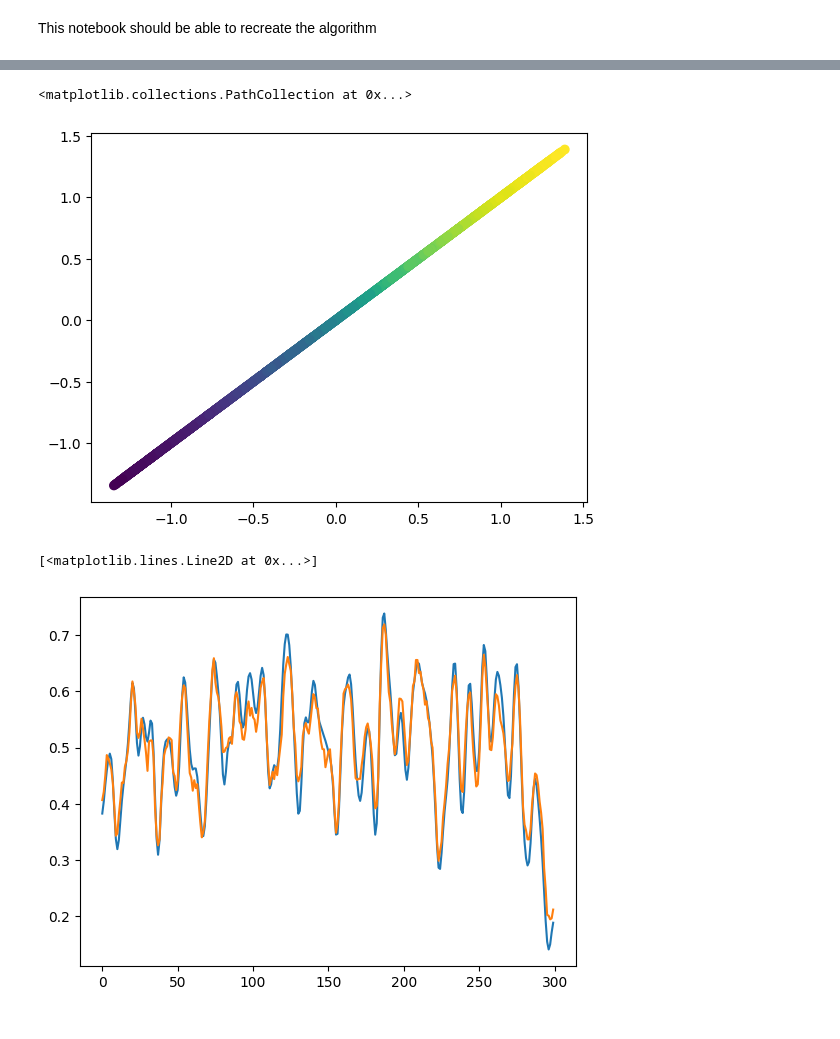
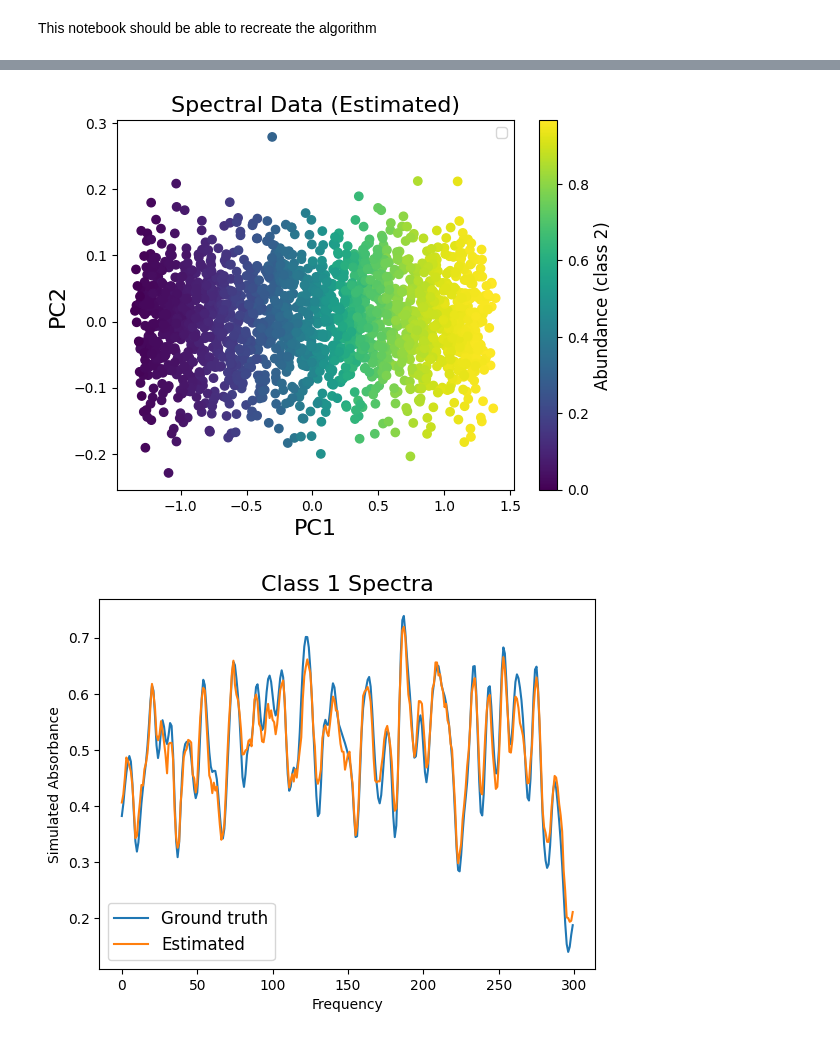
Before and after one commit to mtyler1059/Nearly-Blind-Hyperspectral-Unmixing, a Jupyter notebook: graph_active_learning.ipynb, the cells around one changed output, grey strips where cells are left out. Drawn from its saved outputs; the diff is of its cells as text; code cells hidden in the pictures.

```diff
--- a/graph_active_learning.ipynb
+++ b/graph_active_learning.ipynb
@@ -495,8 +547,14 @@ def run_unmixing_pipeline_example(X, A_gt, S_gt):
         k=50
     )
 
-    print("Pipeline Complete!")
+    # Calculate RMSE and SAD
+    A_rmse = RMSE(A_final, A_gt)
+    S_sad = SAD(S_final, S_gt)
+
+    print("Pipeline Complete!\n")
     print(f"Final Abundance Map Shape: {A_final.shape}")
     print(f"Final End-member Matrix Shape: {S_final.shape}")
+    print(f"Final Abundance RMSE: {A_rmse}")
+    print(f"Final Endmember SAD: {S_sad}")
 
-    return A_final, S_final
+    return A_final, S_final, A_rmse, S_sad
@@ -503,13 +563,14 @@ def run_unmixing_pipeline_example(X, A_gt, S_gt):
 # %%
+# Generate Random data
 samples = 2000
 channels = 300
 np.random.seed(42)
 
-
+# Create random labels and abundance matrix
 L = np.random.uniform(0,1,samples)
 A = np.array([L,1-L])
 
-
+# Smooth out the two spectras
 s_1 = gaussian_filter(np.random.uniform(0,1,channels),2)
 s_2 = gaussian_filter(np.random.uniform(0,1,channels),2)
 
@@ -518,7 +579,7 @@ S_T = np.array([s_1,s_2])
 S = S_T.T
 
 
-
+# Create the linear mixing model
 X=S@A
 error_std = 0.05
 
@@ -526,8 +587,8 @@ E = np.random.normal(loc=0.0, scale=error_std, size=X.shape)
 
 X=X+E
 
-
-A_f, S_f = run_unmixing_pipeline_example(X, A, S)
+# Run the algorithm
+A_f, S_f, A_rmse, S_sad = run_unmixing_pipeline_example(X, A, S)
 # %% [output]
 Building initial graph for Active Learning...
 Running Active Learning...
@@ -549,12 +624,28 @@ plt.scatter(X_pca1[:,0],X_pca1[:,0],c=A[0])
 # %%
-plt.scatter(X_pca1[:,0],X_pca1[:,0],c=A_f[0])
+# Plot A (estimated)
+plt.scatter(X_pca1[:,0],X_pca1[:,1],c=A_f[0])
+
+plt.title('Spectral Data (Estimated)', fontsize = 16)
+plt.xlabel('PC1', fontsize = 16)
+plt.ylabel('PC2', fontsize = 16)
+plt.legend()
+
+cbar = plt.colorbar()
+cbar.set_label('Abundance (class 2)', fontsize=12)
+
+plt.show()
 # %% [output]
-<matplotlib.collections.PathCollection at 0x...>
-[figure, old version]
+[figure, new version]
 # %%
-plt.plot(range(len(S[:,0])),S[:,0])
-plt.plot(range(len(S_f[:,0])),S_f[:,0])
+# Plot Class 1's Spectra
+plt.plot(range(len(S[:,0])),S[:,0], label = "Ground truth")
+plt.plot(range(len(S_f[:,0])),S_f[:,0], label = "Estimated")
+
+plt.title('Class 1 Spectra', fontsize = 16)
+plt.xlabel('Frequency')
+plt.ylabel('Simulated Absorbance')
+plt.legend(loc = 'lower left', fontsize = 12)
+plt.show()
 # %% [output]
-[<matplotlib.lines.Line2D at 0x...>]
-[figure, old version]
+[figure, new version]
 # %%
```
Also changed, not shown: parts of 13 cells of this notebook.
